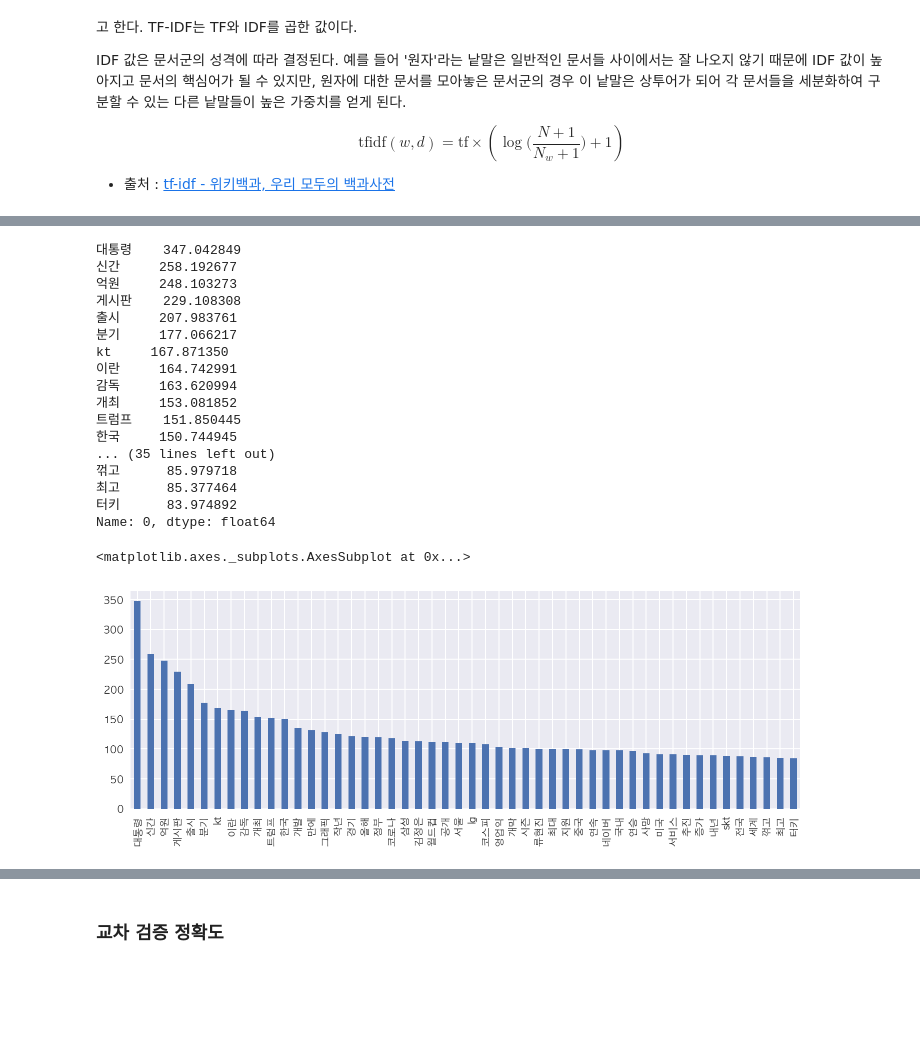
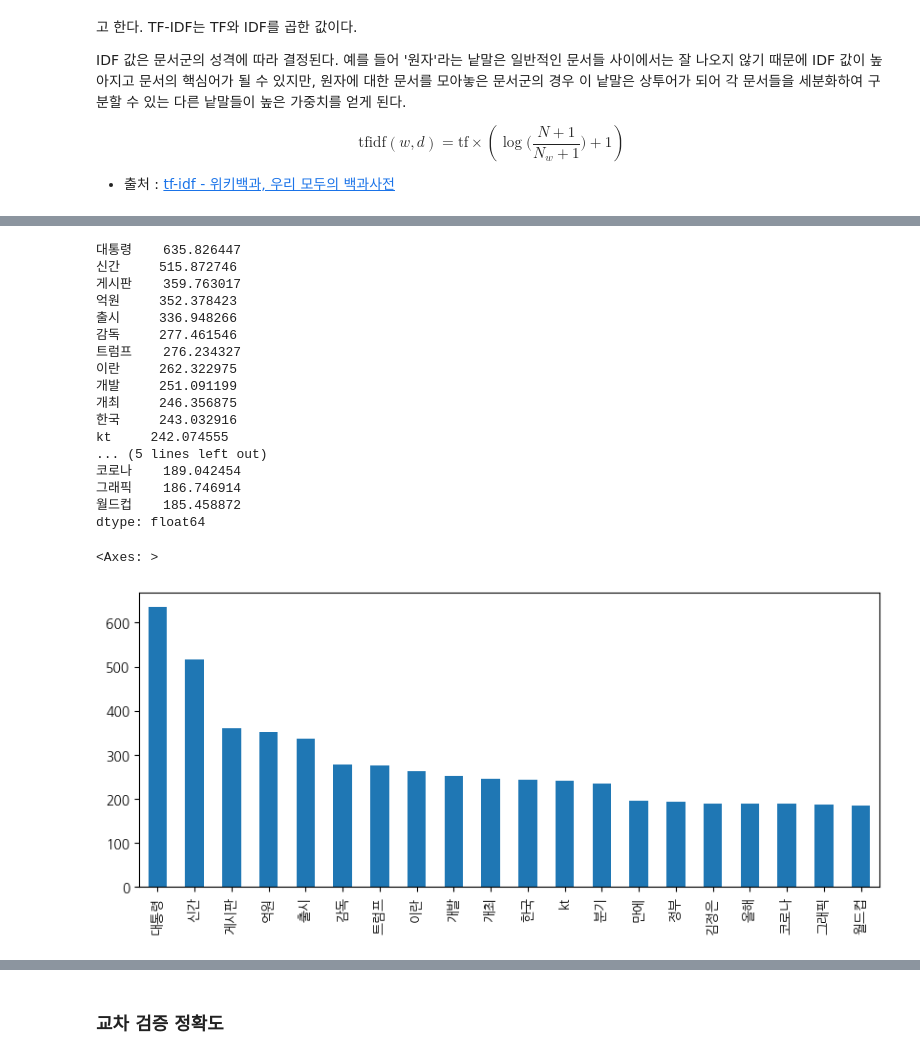
Before and after one commit to corazzon/python-text-analysis, a Jupyter notebook: 0303-klue-ml-ensemble-cv-output.ipynb, the cells around one changed output, grey strips where cells are left out. Drawn from its saved outputs; the diff is of its cells as text; code cells hidden in the pictures; blank space fills up the shorter version.

```diff
--- a/0303-klue-ml-ensemble-cv-output.ipynb
+++ b/0303-klue-ml-ensemble-cv-output.ipynb
@@ -202,9 +153,7 @@ label_name
 # %%
 # label_name 을 기준으로 학습, 예측 세트를 분리합니다.
 # label_name 이 있다면 학습 세트, 없다면 예측 세트가 됩니다.
-# df_train
-# df_test
-df_train = df[df["topic_idx"].notnull()].copy()
-df_test = df[df["topic_idx"].isnull()].copy()
+df_train = df[df[label_name].notnull()].copy()
+df_test = df.loc[df[label_name].isnull(), ["index", "title"]].copy()
 df_train.shape, df_test.shape
 # %% [output]
@@ -254,9 +201,9 @@ IDF 값은 문서군의 성격에 따라 결정된다. 예를 들어 '원자'라
 * 출처 : [tf-idf - 위키백과, 우리 모두의 백과사전](https://ko.wikipedia.org/wiki/Tf-idf)
 # %%
 # TfidfVectorizer 로 벡터화 합니다.
+from sklearn.feature_extraction.text import TfidfVectorizer
 # fit 으로 변환할 어휘를 학습합니다.
-from sklearn.feature_extraction.text import TfidfVectorizer
 
-tfidfvect = TfidfVectorizer(ngram_range=(1, 1), max_df=1.0, min_df=2)
-tfidfvect.fit(X_train_text)
+tfidfvect = TfidfVectorizer(max_features=2000)
+tfidfvect.fit(df_train["title"])
 # %% [output]
@@ -264,8 +211,6 @@ TfidfVectorizer(min_df=2)
 # %%
 # transform
-# X_train
-# X_test
-X_train = tfidfvect.transform(X_train_text)
-X_test = tfidfvect.transform(X_test_text)
-X_train.shape, X_test.shape
+X_train = tfidfvect.transform(df_train["title"])
+X_test = tfidfvect.transform(df_test["title"])
+X_train, X_test
 # %% [output]
@@ -280,6 +227,6 @@ len(feature_names)
 # %%
 # np.sum 으로 위에서 구한 TF-IDF 값을 단어별로 더합니다. axis=0 으로 합니다.
-df_vocab = pd.DataFrame(X_train.toarray(), columns=feature_names)
-df_vocab = df_vocab.sum().to_frame()
-df_vocab
+
+df_train_vocab = pd.DataFrame(X_train.toarray(), columns=feature_names)
+df_train_vocab.sum()
 # %% [output]
@@ -299,28 +245,28 @@ df_vocab
 # %%
-# TF-IDF 합계 값이 높은 상위 10개 어휘
-df_vocab_top = df_vocab[0].nlargest(50)
-df_vocab_top
+# TF-IDF 합계 값이 높은 상위 20개 어휘
+df_train_vocab.sum().nlargest(20)
 # %% [output]
-대통령    347.042849
-신간     258.192677
-억원     248.103273
-게시판    229.108308
-출시     207.983761
-분기     177.066217
-kt     167.871350
-이란     164.742991
-감독     163.620994
-개최     153.081852
-트럼프    151.850445
-한국     150.744945
-... (35 lines left out)
-꺾고      85.979718
-최고      85.377464
-터키      83.974892
-Name: 0, dtype: float64
+대통령    635.826447
+신간     515.872746
+게시판    359.763017
+억원     352.378423
+출시     336.948266
+감독     277.461546
+트럼프    276.234327
+이란     262.322975
+개발     251.091199
+개최     246.356875
+한국     243.032916
+kt     242.074555
+... (5 lines left out)
+코로나    189.042454
+그래픽    186.746914
+월드컵    185.458872
+dtype: float64
 # %%
 # 위에서 구한 빈도수를 그래프로 그립니다.
-df_vocab_top.plot.bar(figsize=(12, 4))
+
+df_train_vocab.sum().nlargest(20).plot(kind="bar", figsize=(10, 4))
 # %% [output]
-<matplotlib.axes._subplots.AxesSubplot at 0x...>
+<Axes: >
-[figure, old version]
+[figure, new version]
```
Also changed, not shown: parts of 40 cells of this notebook, 1 other file.
